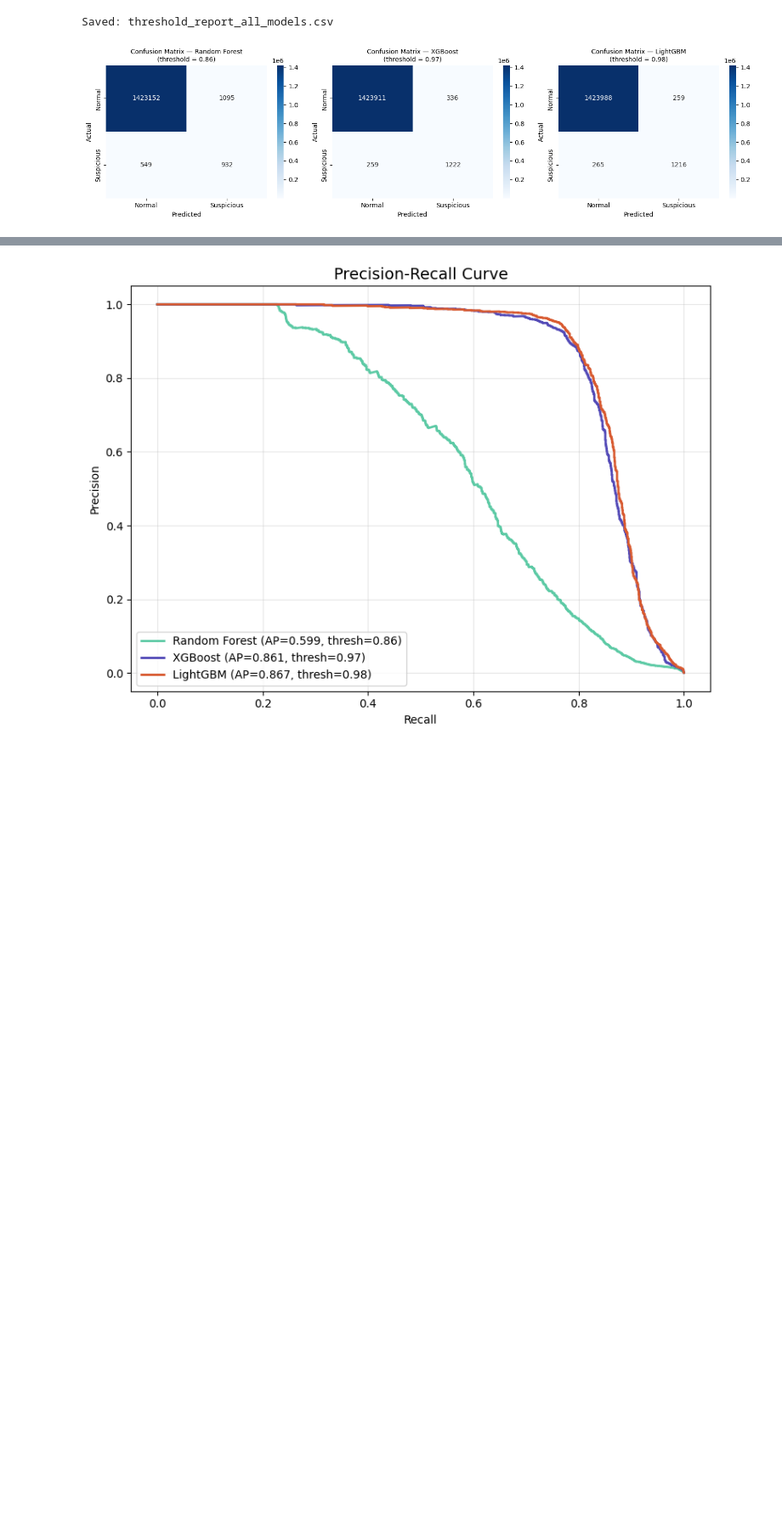
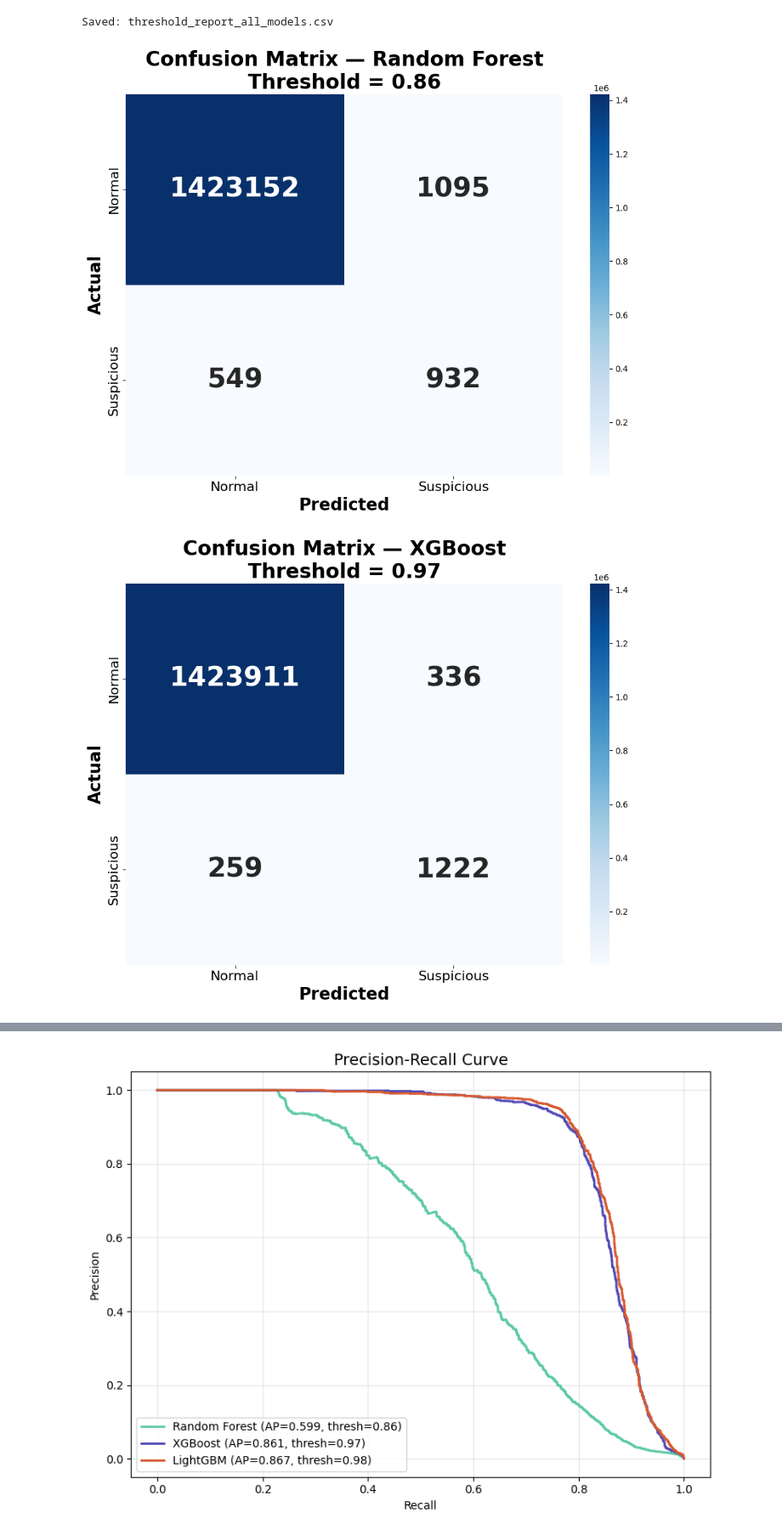
Before and after one commit to nelaekasilvialumbanraja/pencucian_uang_updated--1-, a Jupyter notebook: pencucian uang/pencucian uang/aml_detection_AML_FEATURE_ENGINEERING_FINAL.ipynb, the cells around one changed output, grey strips where cells are left out. Shown at 85% size. Saved outputs shown, nothing was run; the diff lists cells and outputs as text; code cells hidden in the pictures; blank space fills up the shorter version.

Commit message:
Update AML results and SHAP visualizations

```diff
--- a/pencucian uang/pencucian uang/aml_detection_AML_FEATURE_ENGINEERING_FINAL.ipynb
+++ b/pencucian uang/pencucian uang/aml_detection_AML_FEATURE_ENGINEERING_FINAL.ipynb
@@ -1003,26 +1003,44 @@ print("Saved: threshold_report_all_models.csv")
 | 4 | 0.9 | 0.299933 | 0.901418 | 0.450101 | 0.643373 | 4451 |
 Saved: threshold_report_all_models.csv
 # %%
-# [FIX 5] Confusion Matrix menggunakan threshold yang sudah di-tuning (bukan 0.5)
-fig, axes = plt.subplots(1, 3, figsize=(15, 4))
+# Confusion Matrix — plot terpisah ke bawah
 
 models_info = [
     ('Random Forest', rf_pred,   rf_scores['threshold']),
     ('XGBoost',       xgb_pred,  xgb_scores['threshold']),
     ('LightGBM',      lgbm_pred, lgbm_scores['threshold']),
 ]
 
-for ax, (name, pred, thresh) in zip(axes, models_info):
+for name, pred, thresh in models_info:
     cm = confusion_matrix(y_test, pred)
-    sns.heatmap(cm, annot=True, fmt='d', cmap='Blues', ax=ax,
-                xticklabels=['Normal', 'Suspicious'],
-                yticklabels=['Normal', 'Suspicious'])
-    ax.set_title(f'Confusion Matrix — {name}\n(threshold = {thresh:.2f})', fontsize=10)
-    ax.set_ylabel('Actual')
-    ax.set_xlabel('Predicted')
 
-plt.tight_layout()
-plt.savefig('confusion_matrices.png', dpi=150, bbox_inches='tight')
-plt.show()
+    plt.figure(figsize=(10, 8))
+
+    sns.heatmap(
+        cm,
+        annot=True,
+        fmt='d',
+        cmap='Blues',
+        annot_kws={"size": 32, "weight": "bold"},
+        xticklabels=['Normal', 'Suspicious'],
+        yticklabels=['Normal', 'Suspicious'],
+        cbar=True
+    )
+
+    plt.title(
+        f'Confusion Matrix — {name}\nThreshold = {thresh:.2f}',
+        fontsize=24,
+        fontweight='bold'
+    )
+    plt.xlabel('Predicted', fontsize=20, fontweight='bold')
+    plt.ylabel('Actual', fontsize=20, fontweight='bold')
+    plt.xticks(fontsize=16)
+    plt.yticks(fontsize=16)
+
+    plt.tight_layout()
+    plt.savefig(f'confusion_matrix_{name.replace(" ", "_").lower()}_large.png',
+                dpi=300, bbox_inches='tight')
+    plt.show()
 # %% [output]
-[figure, old version]
+[figure, new version]
+[figure, added]
```
Also changed, not shown: parts of 13 cells of this notebook, 17 other files.
